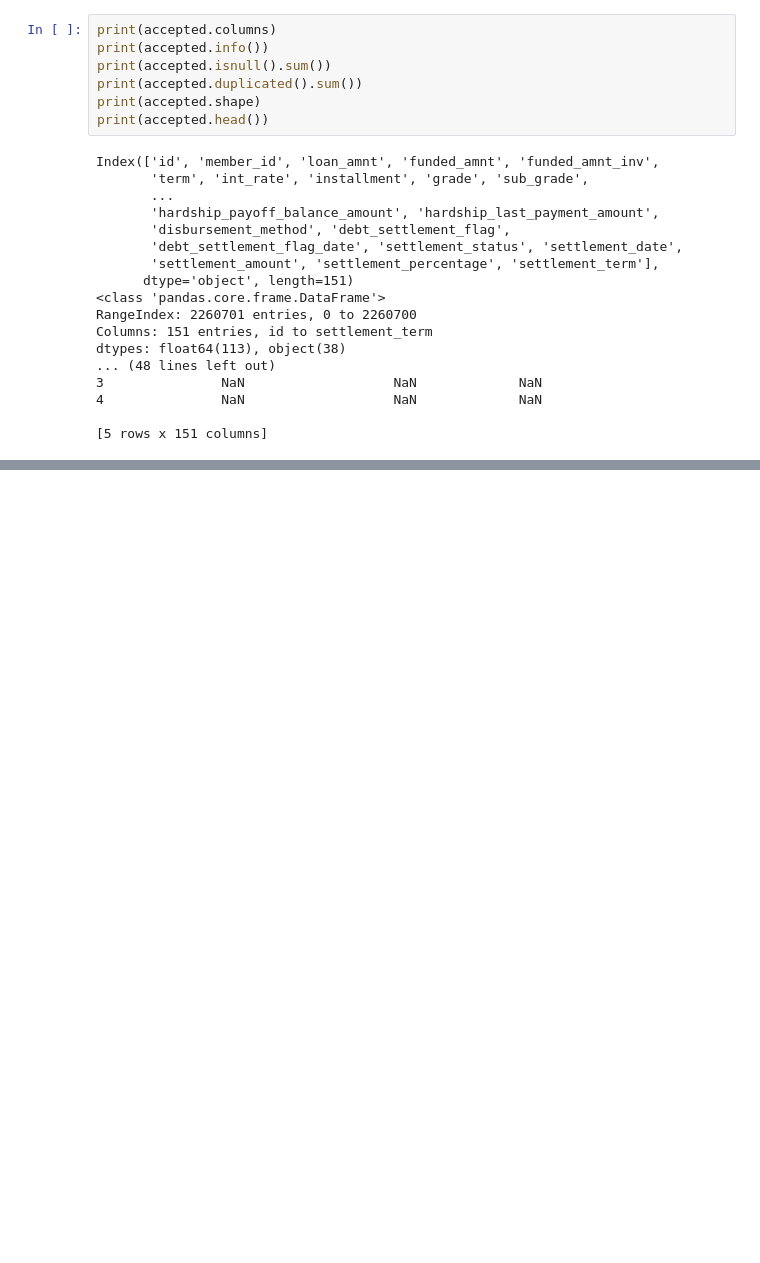
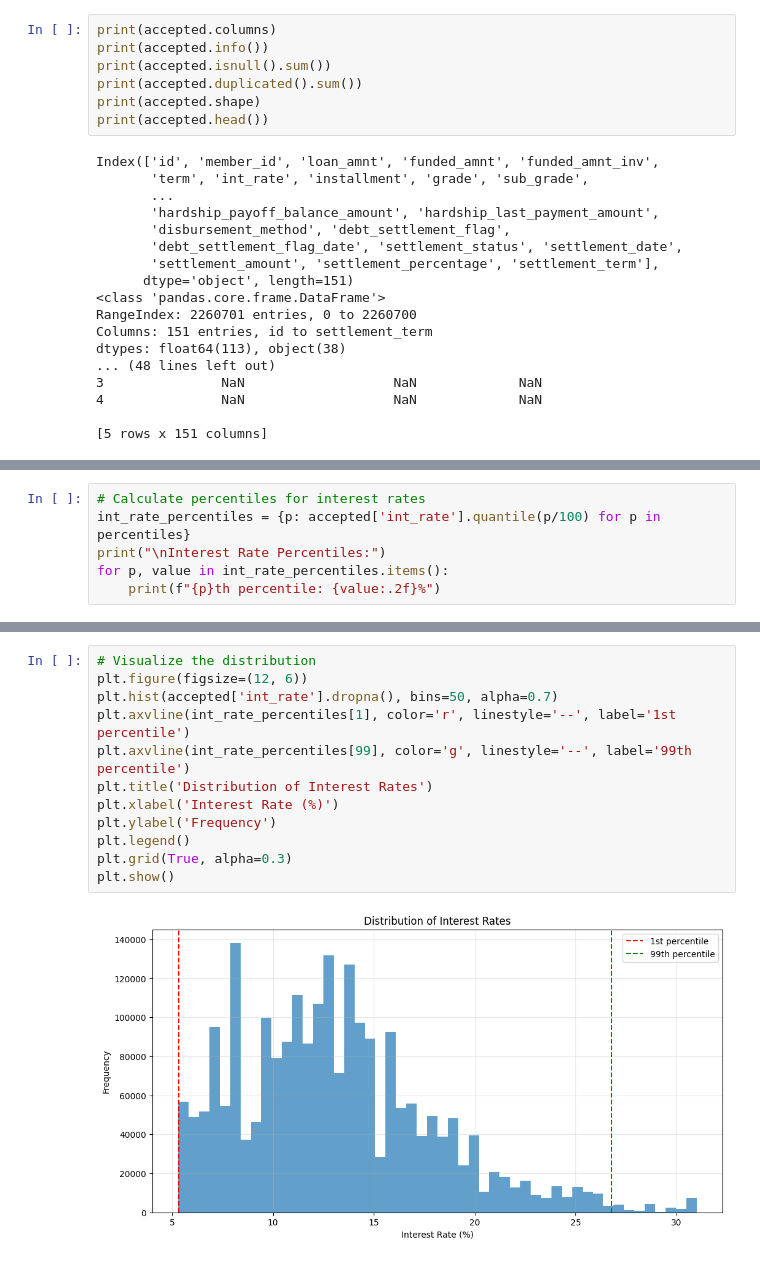
Before and after one commit to DennisToma/ML_Operations_Exercises, a Jupyter notebook: EDA.ipynb, the cells around one changed output, grey strips where cells are left out. Saved outputs shown, nothing was run; the diff lists cells and outputs as text; blank space fills up the shorter version.

```diff
--- a/EDA.ipynb
+++ b/EDA.ipynb
@@ -60,0 +222,6 @@ accepted
+# %%
+# Calculate percentiles for interest rates
+int_rate_percentiles = {p: accepted['int_rate'].quantile(p/100) for p in percentiles}
+print("\nInterest Rate Percentiles:")
+for p, value in int_rate_percentiles.items():
+    print(f"{p}th percentile: {value:.2f}%")
@@ -60,0 +241,14 @@ accepted
+# %%
+# Visualize the distribution
+plt.figure(figsize=(12, 6))
+plt.hist(accepted['int_rate'].dropna(), bins=50, alpha=0.7)
+plt.axvline(int_rate_percentiles[1], color='r', linestyle='--', label='1st percentile')
+plt.axvline(int_rate_percentiles[99], color='g', linestyle='--', label='99th percentile')
+plt.title('Distribution of Interest Rates')
+plt.xlabel('Interest Rate (%)')
+plt.ylabel('Frequency')
+plt.legend()
+plt.grid(True, alpha=0.3)
+plt.show()
+# %% [output]
+[figure, added]
```
Also changed, not shown: parts of 15 cells of this notebook, 4 other files.
